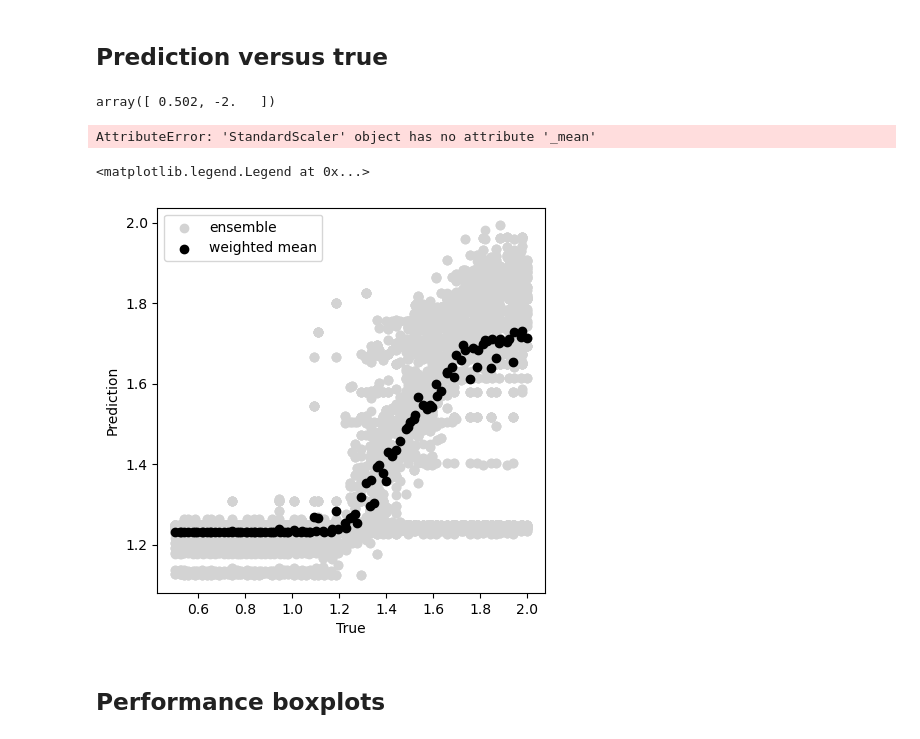
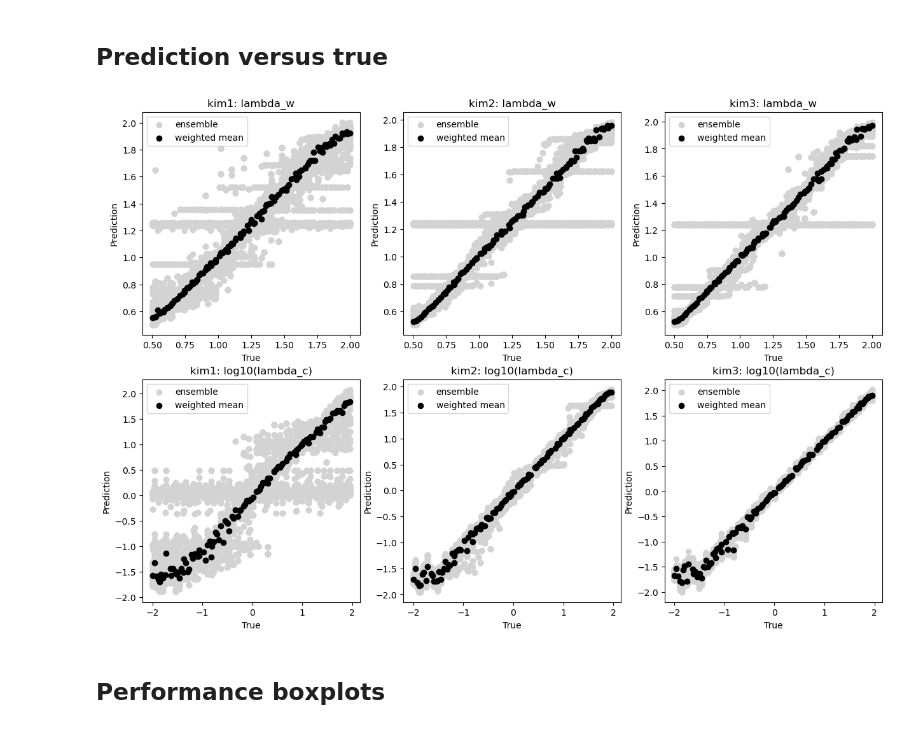
Before and after one commit to PeishiJiang/KIM, a Jupyter notebook: examples/im_cloudmodel/postprocessing.ipynb, the cells around one changed output. Drawn from its saved outputs; the diff is of its cells as text; code cells hidden in the pictures.

```diff
--- a/examples/im_cloudmodel/postprocessing.ipynb
+++ b/examples/im_cloudmodel/postprocessing.ipynb
@@ -233,7 +212,7 @@ labels = ['kim1', 'kim2', 'kim3']
 results = {}
 for i,kim in enumerate(kims):
     label = labels[i]
-    results[label] = kim1.evaluate_maps_on_givendata()
+    results[label] = kim.evaluate_maps_on_givendata()
 
 # y_ens_train_set, y_ens_test_set, y_mw_train_set, y_mw_test_set, y_true_train_set, y_true_test_set, \
 #     rmse_train_set, rmse_test_set, mkge_train_set, mkge_test_set = \
@@ -247,28 +226,24 @@ for i,kim in enumerate(kims):
 # Plot the training results
 # %% [markdown]
 ## Prediction versus true
-# %%
-kim3.data.ydata.min(axis=0)
-# %% [output]
-array([ 0.502, -2.   ])
-# %%
-kim3.data.yscaler._mean
-# %% [output]
-AttributeError: 'StandardScaler' object has no attribute '_mean'
 # %%
-pj, model, train_omean_est = 0, 'kim3', 'test'
-r = results[model]
-fig, ax = plt.subplots(1,1,figsize=(5,5))
-for i in range(100):
-    ax.scatter(r['true'][train_or_test][...,pj], r['ens predict'][train_or_test][i,...,pj],
-               color='lightgrey', label='ensemble' if i ==0 else None)
-ax.scatter(r['true'][train_or_test][...,pj], r['weighted mean predict'][train_or_test][...,pj],
-           color='black', label='weighted mean')
-ax.set(xlabel='True', ylabel='Prediction')
-ax.legend()
+train_or_test = 'test'
+fig, axes = plt.subplots(2,3,figsize=(15,10))
+for i in range(2):
+    y_var = y_vars[i]
+    for j in range(3):
+        model = labels[j]
+        r = results[model]
+        ax = axes[i,j]
+        for k in range(100):
+            ax.scatter(r['true'][train_or_test][...,i], r['ens predict'][train_or_test][k,...,i],
+                       color='lightgrey', label='ensemble' if k ==0 else None)
+        ax.scatter(r['true'][train_or_test][...,i], r['weighted mean predict'][train_or_test][...,i],
+                   color='black', label='weighted mean')
+        ax.set(xlabel='True', ylabel='Prediction', title=f"{model}: {y_var}")
+        ax.legend()
 # %% [output]
-<matplotlib.legend.Legend at 0x...>
-[figure, old version]
+[figure, new version]
 # %% [markdown]
 ## Performance boxplots
 # %% [markdown]
```
Also changed, not shown: parts of 8 cells of this notebook, 3 other files.
